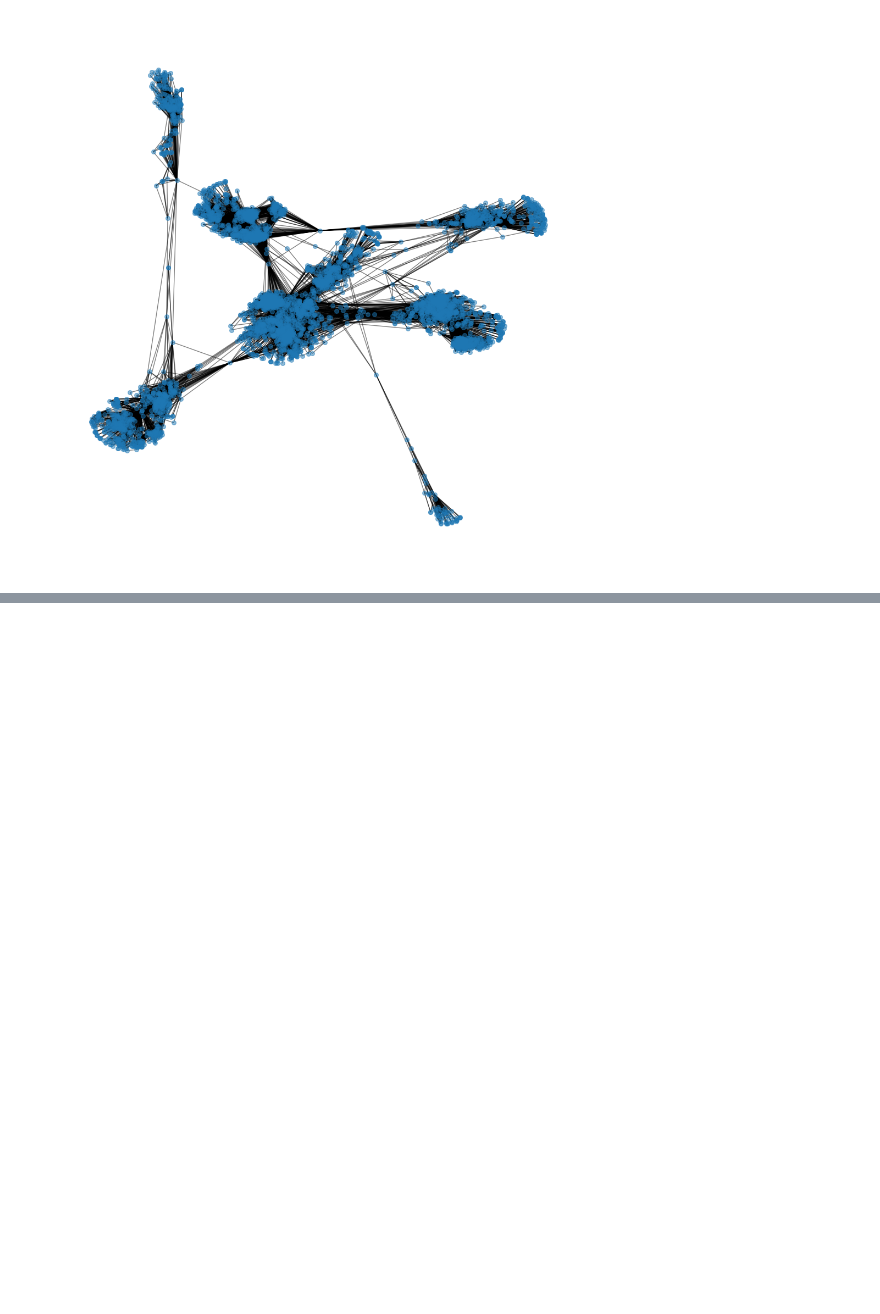
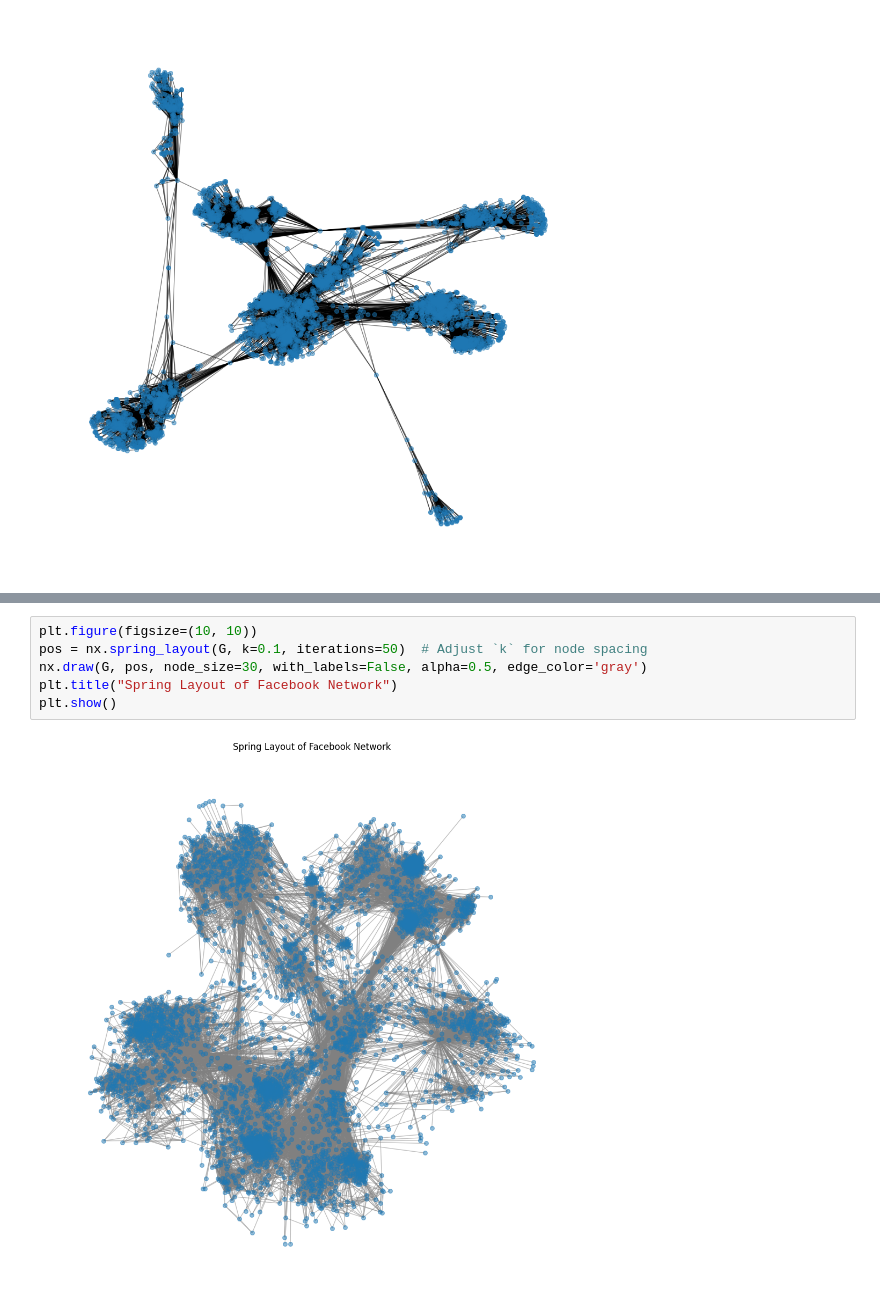
Before and after one commit to summerolmstead/Facebook-Social-Circle-Network, a Jupyter notebook: Facebook_Social_Circle_Network.ipynb, the cells around one changed output, grey strips where cells are left out. Drawn from its saved outputs; the diff is of its cells as text; blank space fills up the shorter version.

Commit message:
more visualizations

```diff
--- a/Facebook_Social_Circle_Network.ipynb
+++ b/Facebook_Social_Circle_Network.ipynb
@@ -44,0 +55,8 @@ Graph info: 4039 nodes, 88234 edges
+# %%
+plt.figure(figsize=(10, 10))
+pos = nx.spring_layout(G, k=0.1, iterations=50)  # Adjust `k` for node spacing
+nx.draw(G, pos, node_size=30, with_labels=False, alpha=0.5, edge_color='gray')
+plt.title("Spring Layout of Facebook Network")
+plt.show()
+# %% [output]
+[figure, added]
```
Also changed, not shown: parts of 2 cells of this notebook.
